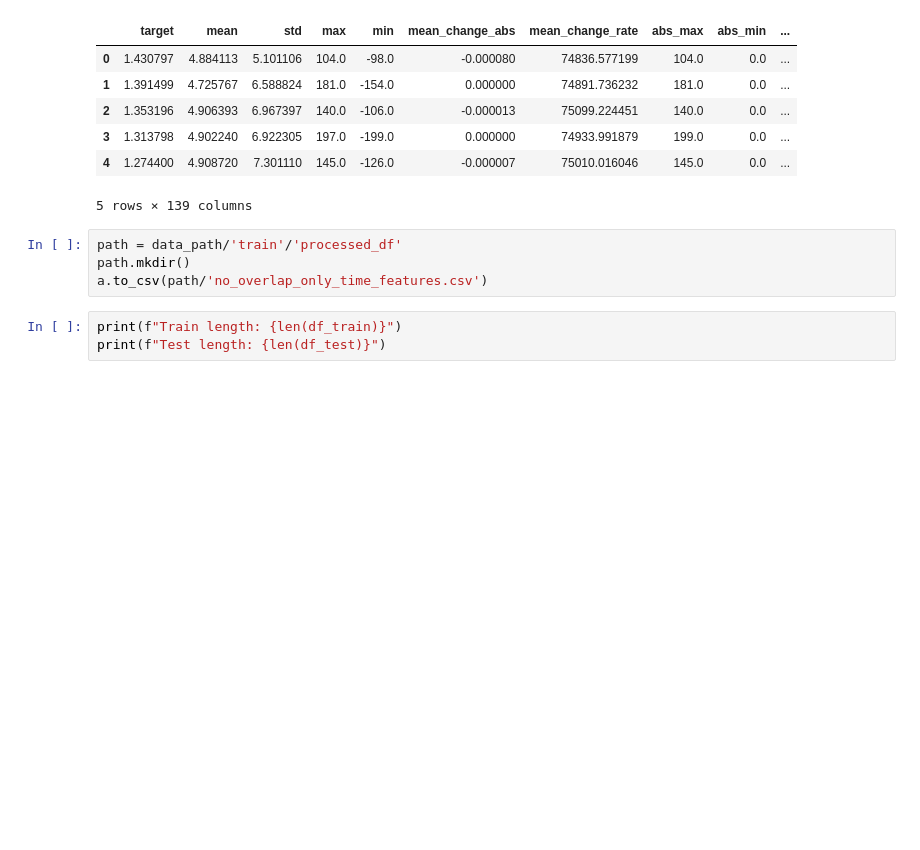
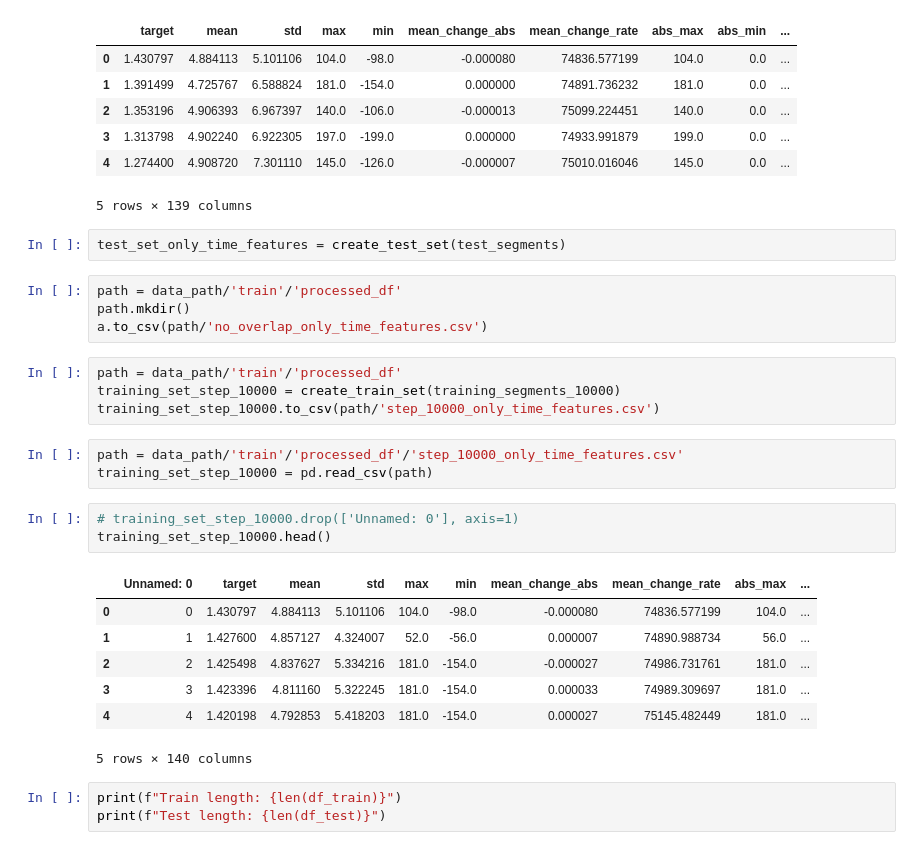
Before and after one commit to kszczupak/kaggle_competitions, a Jupyter notebook: LANL_Earthquake_Prediction/Various_Experiments.ipynb, the cells around one changed output. Cells and saved outputs as stored; diff of their text form; blank space fills up the shorter version.

Commit message:
Started LGBM training with time features

```diff
--- a/LANL_Earthquake_Prediction/Various_Experiments.ipynb
+++ b/LANL_Earthquake_Prediction/Various_Experiments.ipynb
@@ -779,10 +792,30 @@ a.head()
 | 3 | 1.313798 | 4.902240 | 6.922305 | 197.0 | -199.0 | 0.000000 | 74933.991879 | 199.0 | 0.0 | ... |
 | 4 | 1.274400 | 4.908720 | 7.301110 | 145.0 | -126.0 | -0.000007 | 75010.016046 | 145.0 | 0.0 | ... |
 5 rows × 139 columns
+# %%
+test_set_only_time_features = create_test_set(test_segments)
 # %%
 path = data_path/'train'/'processed_df'
 path.mkdir()
 a.to_csv(path/'no_overlap_only_time_features.csv')
+# %%
+path = data_path/'train'/'processed_df'
+training_set_step_10000 = create_train_set(training_segments_10000)
+training_set_step_10000.to_csv(path/'step_10000_only_time_features.csv')
+# %%
+path = data_path/'train'/'processed_df'/'step_10000_only_time_features.csv'
+training_set_step_10000 = pd.read_csv(path)
+# %%
+# training_set_step_10000.drop(['Unnamed: 0'], axis=1)
+training_set_step_10000.head()
+# %% [output]
+|  | Unnamed: 0 | target | mean | std | max | min | mean_change_abs | mean_change_rate | abs_max | ... |
+| 0 | 0 | 1.430797 | 4.884113 | 5.101106 | 104.0 | -98.0 | -0.000080 | 74836.577199 | 104.0 | ... |
+| 1 | 1 | 1.427600 | 4.857127 | 4.324007 | 52.0 | -56.0 | 0.000007 | 74890.988734 | 56.0 | ... |
+| 2 | 2 | 1.425498 | 4.837627 | 5.334216 | 181.0 | -154.0 | -0.000027 | 74986.731761 | 181.0 | ... |
+| 3 | 3 | 1.423396 | 4.811160 | 5.322245 | 181.0 | -154.0 | 0.000033 | 74989.309697 | 181.0 | ... |
+| 4 | 4 | 1.420198 | 4.792853 | 5.418203 | 181.0 | -154.0 | 0.000027 | 75145.482449 | 181.0 | ... |
+5 rows × 140 columns
 # %%
 print(f"Train length: {len(df_train)}")
 print(f"Test length: {len(df_test)}")
```
Also changed, not shown: parts of 10 cells of this notebook.
